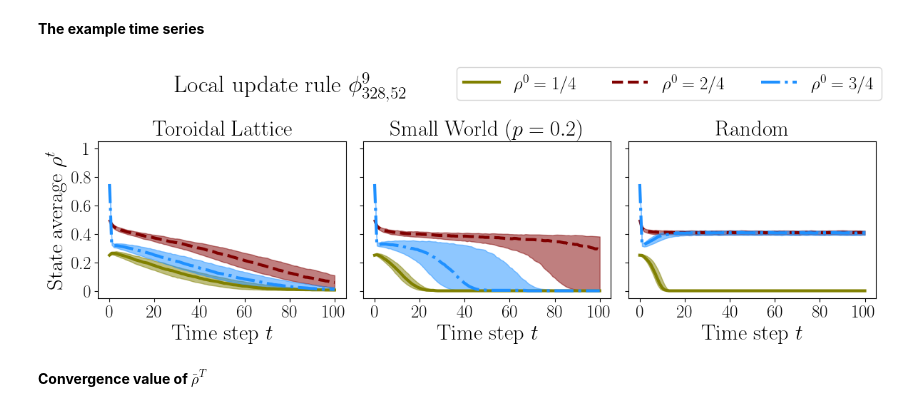
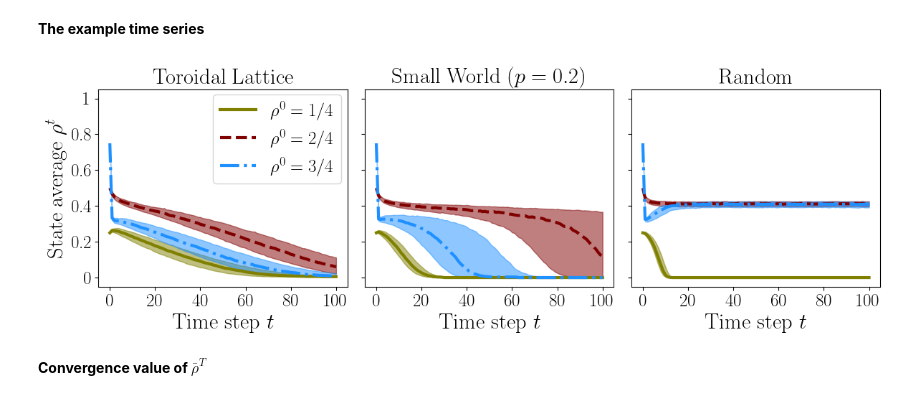
Before and after one commit to mrollier/network_automata_robustness, a Jupyter notebook: manuscript/essential-metrics_figures.ipynb, the cells around one changed output. Drawn from its saved outputs; the diff is of its cells as text; code cells hidden in the pictures.

```diff
--- a/manuscript/essential-metrics_figures.ipynb
+++ b/manuscript/essential-metrics_figures.ipynb
@@ -408,7 +404,7 @@ BS_array = np.array(BS_list)
 BS_average = np.sum(np.array(degree_distribution) * np.array(BS_array))
 
 # create figure
-fig, axs = plt.subplots(1,2,figsize=(15,6))
+fig, axs = plt.subplots(1,2,figsize=(15,5))
 fontsize=22
 
 next_deltas_array_to_plot = next_deltas_array[degrees_to_plot-1]
@@ -466,7 +462,7 @@ yticks = [0, 0.05, 0.10, 0.15]
 ax_rhs.set_yticks(yticks)
 ax_rhs.set_yticklabels(yticks, fontsize=fontsize-4)
 
-fig.suptitle(f"Derrida plot and Boolean sensitivities for rule {model.__str__(latex=True)}", fontsize=fontsize+4)
+# fig.suptitle(f"Derrida plot and Boolean sensitivities for rule {model.__str__(latex=True)}", fontsize=fontsize+4)
 
 fig.tight_layout()
 
@@ -615,7 +611,7 @@ fig, axs = plt.subplots(1,3,figsize=(11,5), width_ratios=[1,0.001,1.25])
 fontsize=24
 
 axs[0].scatter(BSs_rules, HWs_rules)
-axs[0].set_title(f"All 528 non-equivalent rules,\nresolution {resolution}, degree {degree_rules}", fontsize=fontsize)
+axs[0].set_title(f"All 528 non-equivalent rules\nresolution {resolution}, degree {degree_rules}", fontsize=fontsize)
 axs[0].axhline(.5, color='black', linestyle='--')
 xticks = [0, 1, 2, 3, 4]
 axs[0].set_xticks(xticks)
@@ -624,8 +620,8 @@ axs[0].set_xlim([-0.2, 4.2])
 
 axs[1].axis('off')
 
-sc = axs[2].scatter(BSs_degrees, HWs_degrees, c=range(1, max_degree+1), cmap='viridis')
-axs[2].set_title(f"Rule {model_degrees.__str__(latex=True)}, degrees $1$ to ${max_degree}$", fontsize=fontsize)
+sc = axs[2].scatter(BSs_degrees, HWs_degrees, c=range(1, max_degree+1), cmap='cividis')
+axs[2].set_title(f"Rule {model_degrees.__str__(latex=True)}\ndegrees $1$ to ${max_degree}$", fontsize=fontsize)
 xticks = [1, 2, 3, 4, 5]
 axs[2].set_xticks(xticks)
 axs[2].set_xticklabels(xticks, fontsize=fontsize-4)
@@ -685,7 +681,7 @@ vertex_frame_width = 3
 fontsize = 28
 
 ugent_colors = get_ugent_colors_dict()
-colors = [ugent_colors['UGent Blue']]*3
+colors = [ugent_colors['ugent_blue']]*3
 
 for ax, graph, name, vertex_shape, vertex_color in zip(axs[:3], graphs, graph_names, graph_vertex_shape, colors):
     ig.plot(graph, layout=layout, vertex_size=vertex_size, edge_width=edge_width, target=ax, vertex_color=vertex_color, vertex_shape=vertex_shape, vertex_frame_width=vertex_frame_width)
@@ -732,7 +732,7 @@ graph_names = ["Toroidal Lattice", f"Small World ($p={round(rewiring_prob,2)}$)"
 graph_vertex_shape = ["circle", "square", "triangle"]
 edges = [lattice_edges, small_world_edges, random_edges]
 # %%
-SAVEFIG = False
+SAVEFIG = True
 savename_prefix = "state-average-evolution_three-networks_"
 
 # choose LLCA that will be topologically generalised
@@ -755,7 +755,7 @@ def init_config_with_dens(N, dens):
     np.random.shuffle(s0)
     return s0
 
-num_config = 1000
+num_config = 1000 # 1000
 init_dens_list = [0.25, 0.5, 0.75]
 init_dens_str_list = [f'1/4', f'2/4', f'3/4']
 init_dens_colors = ['olive', 'maroon', 'dodgerblue']
@@ -774,36 +774,36 @@ for edge, graph_name, ax in tqdm(zip(edges, graph_names, axs), total=len(edges))
         means_over_nodes = np.mean(configs, axis=2).T
         # calcule the quartiles for each time step
         Q1_of_means = np.quantile(means_over_nodes, 0.25, axis=1)
         Q2_of_means = np.quantile(means_over_nodes, 0.50, axis=1)
         Q3_of_means = np.quantile(means_over_nodes, 0.75, axis=1)
         # plot
         # ax.plot(means_over_nodes, alpha=alpha_factor*100/num_config, color=color)
         ax.plot(Q2_of_means, lw=3, color=color, ls=ls, label=f"$\\rho^0 = {init_dens_str}$")
         ax.fill_between(range(T+1), Q1_of_means, Q3_of_means, lw=1, color=color, alpha=0.5)
     ax.set_title(f"{graph_name}", fontsize=fontsize)
     ax.set_xlabel("Time step $t$", fontsize=fontsize)
     ax.set_ylim([-0.05, 1.05])
     yticks = [0, .2, .4, .6, .8, 1]
     ax.set_yticks(yticks)
     ax.set_yticklabels(yticks, fontsize=fontsize-4)
     xticks = [0, 20, 40, 60, 80, 100]
     ax.set_xticks(xticks)
     ax.set_xticklabels(xticks, fontsize=fontsize-4)
 axs[0].set_ylabel("State average $\\rho^t$", fontsize=fontsize)
 
 # Add a single legend for all subplots
 handles, labels = axs[0].get_legend_handles_labels()
-fig.legend(handles, labels, loc='upper right', ncol=len(init_dens_list), fontsize=fontsize-4, bbox_to_anchor=(1, 1.04) )
+fig.legend(handles, labels, loc='upper right', ncol=1, fontsize=fontsize-4, bbox_to_anchor=(.367, 0.90) )
 
-fig.suptitle(f"Local update rule {model.__str__(latex=True)}", fontsize=fontsize+2, x=0.3, y=.985)
+# fig.suptitle(f"Local update rule {model.__str__(latex=True)}", fontsize=fontsize+2, x=0.3, y=.985)
 fig.tight_layout()
 
 savename = savename_prefix + model.__str__() + ".pdf"
 
 if SAVEFIG:
     plt.savefig(f"figures/{savename}", bbox_inches='tight')
 # %% [output]
-[figure, old version]
+[figure, new version]
 # %% [markdown]
 **Convergence value of $\bar{\rho}^T$**
 # %%
```
Also changed, not shown: parts of 11 cells of this notebook, 4 other files.
